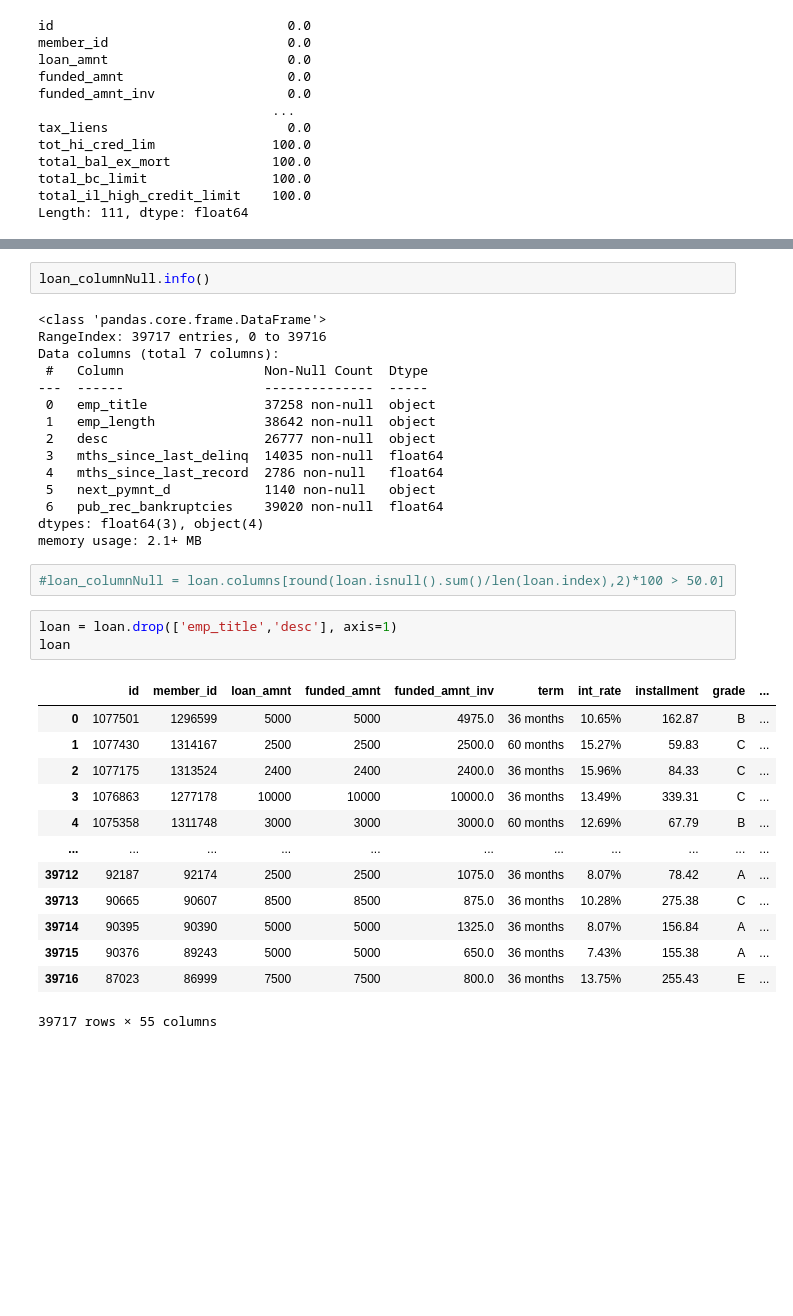
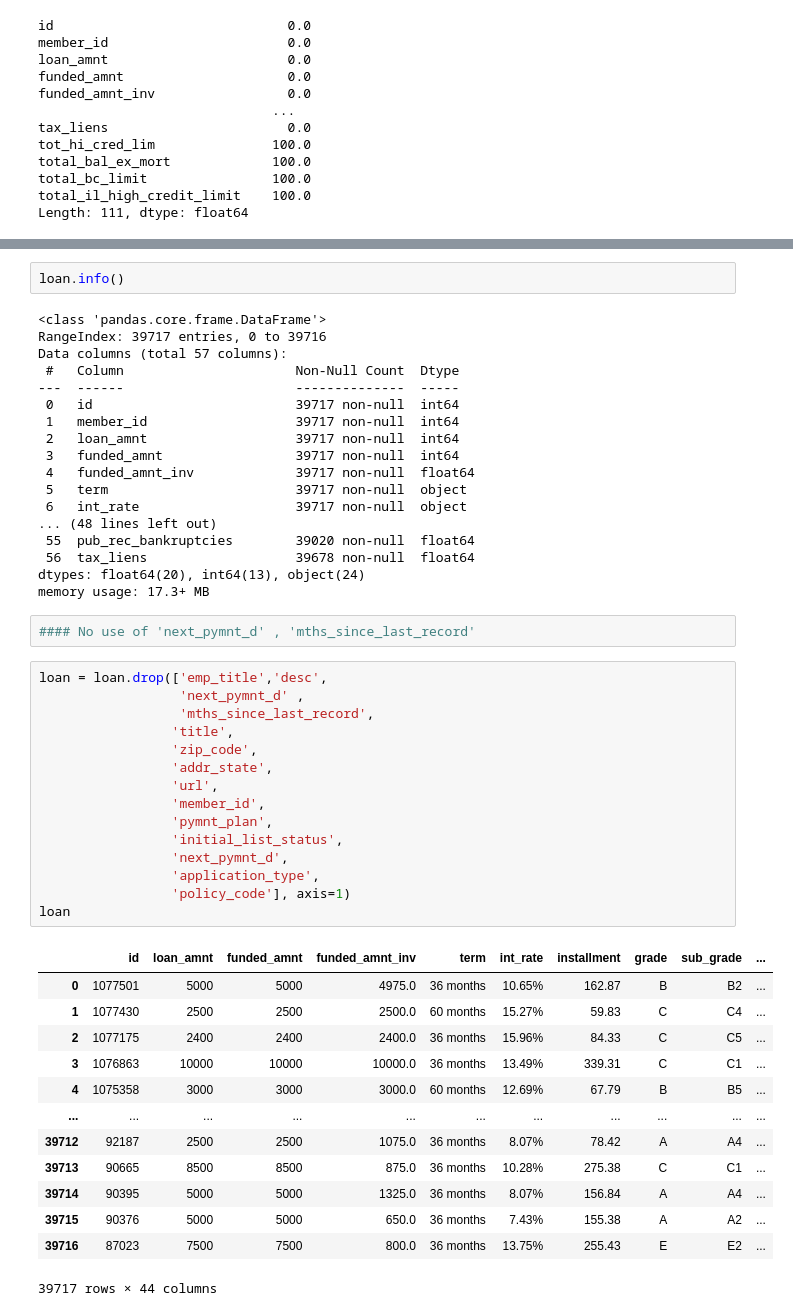
Before and after one commit to abhijeetpj/Advanced-Regression, a Jupyter notebook: LendingClub_CaseStudy/LendingClub_CaseStudy.ipynb, the cells around one changed output, grey strips where cells are left out. Saved outputs shown, nothing was run; the diff lists cells and outputs as text; blank space fills up the shorter version.

Commit message:
DataCleaning_2

```diff
--- a/LendingClub_CaseStudy/LendingClub_CaseStudy.ipynb
+++ b/LendingClub_CaseStudy/LendingClub_CaseStudy.ipynb
@@ -207,36 +174,51 @@ missing_percent.head(20)
 # %%
-loan_columnNull.info()
+loan.info()
 # %% [output]
 <class 'pandas.core.frame.DataFrame'>
 RangeIndex: 39717 entries, 0 to 39716
-Data columns (total 7 columns):
- #   Column                  Non-Null Count  Dtype
----  ------                  --------------  -----
- 0   emp_title               37258 non-null  object
- 1   emp_length              38642 non-null  object
- 2   desc                    26777 non-null  object
- 3   mths_since_last_delinq  14035 non-null  float64
- 4   mths_since_last_record  2786 non-null   float64
- 5   next_pymnt_d            1140 non-null   object
- 6   pub_rec_bankruptcies    39020 non-null  float64
-dtypes: float64(3), object(4)
-memory usage: 2.1+ MB
+Data columns (total 57 columns):
+ #   Column                      Non-Null Count  Dtype
+---  ------                      --------------  -----
+ 0   id                          39717 non-null  int64
+ 1   member_id                   39717 non-null  int64
+ 2   loan_amnt                   39717 non-null  int64
+ 3   funded_amnt                 39717 non-null  int64
+ 4   funded_amnt_inv             39717 non-null  float64
+ 5   term                        39717 non-null  object
+ 6   int_rate                    39717 non-null  object
+... (48 lines left out)
+ 55  pub_rec_bankruptcies        39020 non-null  float64
+ 56  tax_liens                   39678 non-null  float64
+dtypes: float64(20), int64(13), object(24)
+memory usage: 17.3+ MB
-# %%
-#loan_columnNull = loan.columns[round(loan.isnull().sum()/len(loan.index),2)*100 > 50.0]
+# %%
+#### No use of 'next_pymnt_d' , 'mths_since_last_record'
 # %%
-loan = loan.drop(['emp_title','desc'], axis=1)
+loan = loan.drop(['emp_title','desc',
+                  'next_pymnt_d' ,
+                  'mths_since_last_record',
+                 'title',
+                 'zip_code',
+                 'addr_state',
+                 'url',
+                 'member_id',
+                 'pymnt_plan',
+                 'initial_list_status',
+                 'next_pymnt_d',
+                 'application_type',
+                 'policy_code'], axis=1)
 loan
 # %% [output]
-|  | id | member_id | loan_amnt | funded_amnt | funded_amnt_inv | term | int_rate | installment | grade | ... |
-| 0 | 1077501 | 1296599 | 5000 | 5000 | 4975.0 | 36 months | 10.65% | 162.87 | B | ... |
-| 1 | 1077430 | 1314167 | 2500 | 2500 | 2500.0 | 60 months | 15.27% | 59.83 | C | ... |
-| 2 | 1077175 | 1313524 | 2400 | 2400 | 2400.0 | 36 months | 15.96% | 84.33 | C | ... |
-| 3 | 1076863 | 1277178 | 10000 | 10000 | 10000.0 | 36 months | 13.49% | 339.31 | C | ... |
-| 4 | 1075358 | 1311748 | 3000 | 3000 | 3000.0 | 60 months | 12.69% | 67.79 | B | ... |
+|  | id | loan_amnt | funded_amnt | funded_amnt_inv | term | int_rate | installment | grade | sub_grade | ... |
+| 0 | 1077501 | 5000 | 5000 | 4975.0 | 36 months | 10.65% | 162.87 | B | B2 | ... |
+| 1 | 1077430 | 2500 | 2500 | 2500.0 | 60 months | 15.27% | 59.83 | C | C4 | ... |
+| 2 | 1077175 | 2400 | 2400 | 2400.0 | 36 months | 15.96% | 84.33 | C | C5 | ... |
+| 3 | 1076863 | 10000 | 10000 | 10000.0 | 36 months | 13.49% | 339.31 | C | C1 | ... |
+| 4 | 1075358 | 3000 | 3000 | 3000.0 | 60 months | 12.69% | 67.79 | B | B5 | ... |
 | ... | ... | ... | ... | ... | ... | ... | ... | ... | ... | ... |
-| 39712 | 92187 | 92174 | 2500 | 2500 | 1075.0 | 36 months | 8.07% | 78.42 | A | ... |
-| 39713 | 90665 | 90607 | 8500 | 8500 | 875.0 | 36 months | 10.28% | 275.38 | C | ... |
-| 39714 | 90395 | 90390 | 5000 | 5000 | 1325.0 | 36 months | 8.07% | 156.84 | A | ... |
-| 39715 | 90376 | 89243 | 5000 | 5000 | 650.0 | 36 months | 7.43% | 155.38 | A | ... |
-| 39716 | 87023 | 86999 | 7500 | 7500 | 800.0 | 36 months | 13.75% | 255.43 | E | ... |
+| 39712 | 92187 | 2500 | 2500 | 1075.0 | 36 months | 8.07% | 78.42 | A | A4 | ... |
+| 39713 | 90665 | 8500 | 8500 | 875.0 | 36 months | 10.28% | 275.38 | C | C1 | ... |
+| 39714 | 90395 | 5000 | 5000 | 1325.0 | 36 months | 8.07% | 156.84 | A | A4 | ... |
+| 39715 | 90376 | 5000 | 5000 | 650.0 | 36 months | 7.43% | 155.38 | A | A2 | ... |
+| 39716 | 87023 | 7500 | 7500 | 800.0 | 36 months | 13.75% | 255.43 | E | E2 | ... |
-39717 rows × 55 columns
+39717 rows × 44 columns
```
Also changed, not shown: parts of 15 cells of this notebook.
